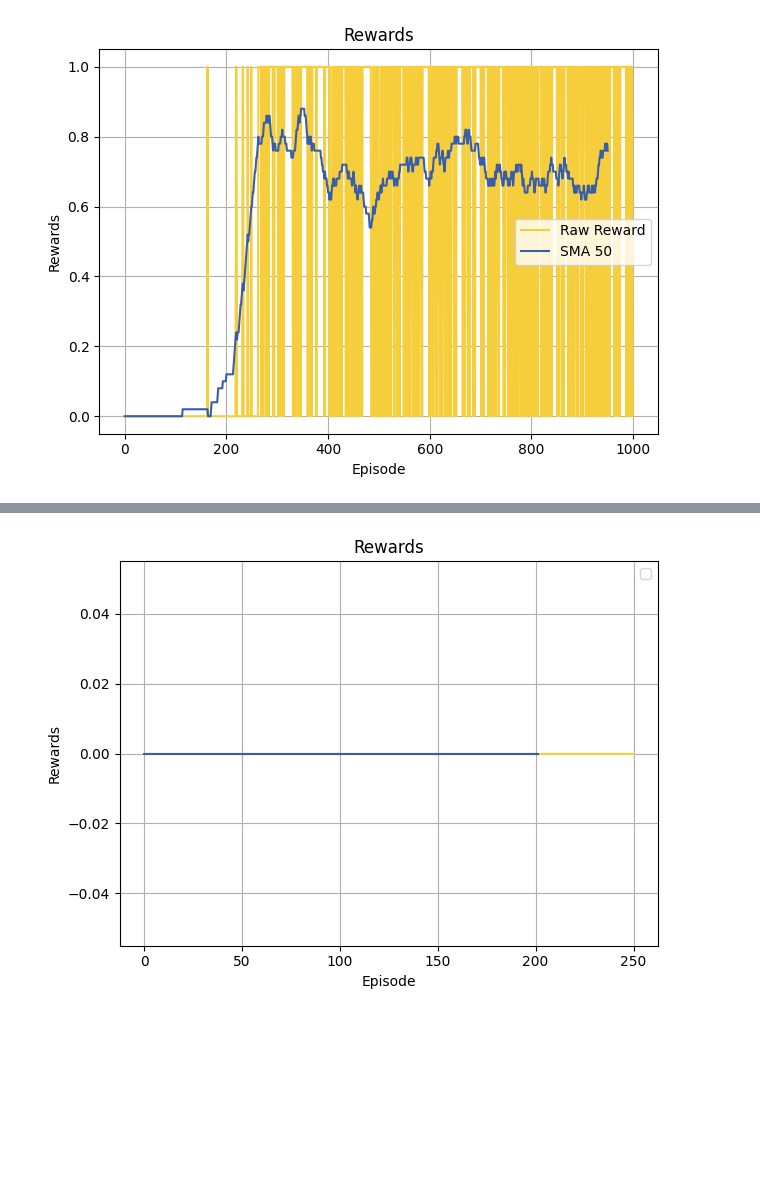
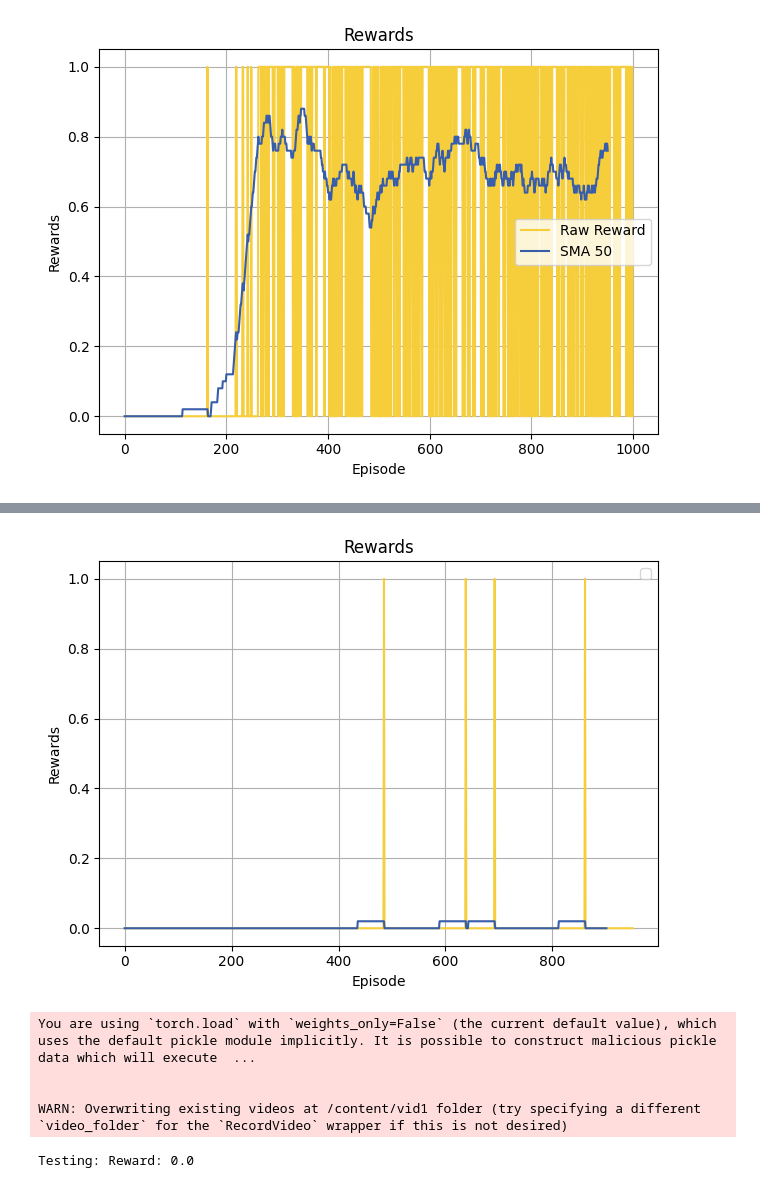
Before and after one commit to ParsaGhezelbash/Deep-RL, a Jupyter notebook: HW/HW 3/HW3_P4_REINFORCEvsDQN.ipynb, the cells around one changed output, grey strips where cells are left out. Drawn from its saved outputs; the diff is of its cells as text; code cells hidden in the pictures; blank space fills up the shorter version.

```diff
--- a/HW/HW 3/HW3_P4_REINFORCEvsDQN.ipynb
+++ b/HW/HW 3/HW3_P4_REINFORCEvsDQN.ipynb
@@ -857,21 +859,26 @@ KeyboardInterrupt:
 # %%
 import gym
-lr = 0.0005  # Learning Rate
+lr = 0.00005  # Learning Rate
 hidden_dims = 64  # Hidden Layer Dimensions
-gamma = 0.999  # Learning Rate Decay Factor
-max_step_size = 30 # max step size for an episode
+gamma = 0.96  # Learning Rate Decay Factor
+max_step_size = 100 # max step size for an episode
 
 args = generate_args(lr=lr, hidden_dims=hidden_dims, gamma=gamma, step_size=max_step_size)
 random_seed = args.seed
 env = gym.make('FrozenLake-v1', map_name="8x8",  is_slippery=False, max_episode_steps=args.step_size,  render_mode="rgb_array")
 
 env.seed(random_seed)
 torch.manual_seed(random_seed)
 
 train(args)
 test(f'{args.env}_baseline.pth')
 # %% [output]
-[figure, old version]
+[figure, new version]
+You are using `torch.load` with `weights_only=False` (the current default value), which uses the default pickle module implicitly. It is possible to construct malicious pickle data which will execute  ...
+
+
+WARN: Overwriting existing videos at /content/vid1 folder (try specifying a different `video_folder` for the `RecordVideo` wrapper if this is not desired)
+Testing: Reward: 0.0
 # %%
 test(f'{args.env}_baseline.pth')
 clear_output(wait=True)
```
Also changed, not shown: parts of 1 cell of this notebook.
